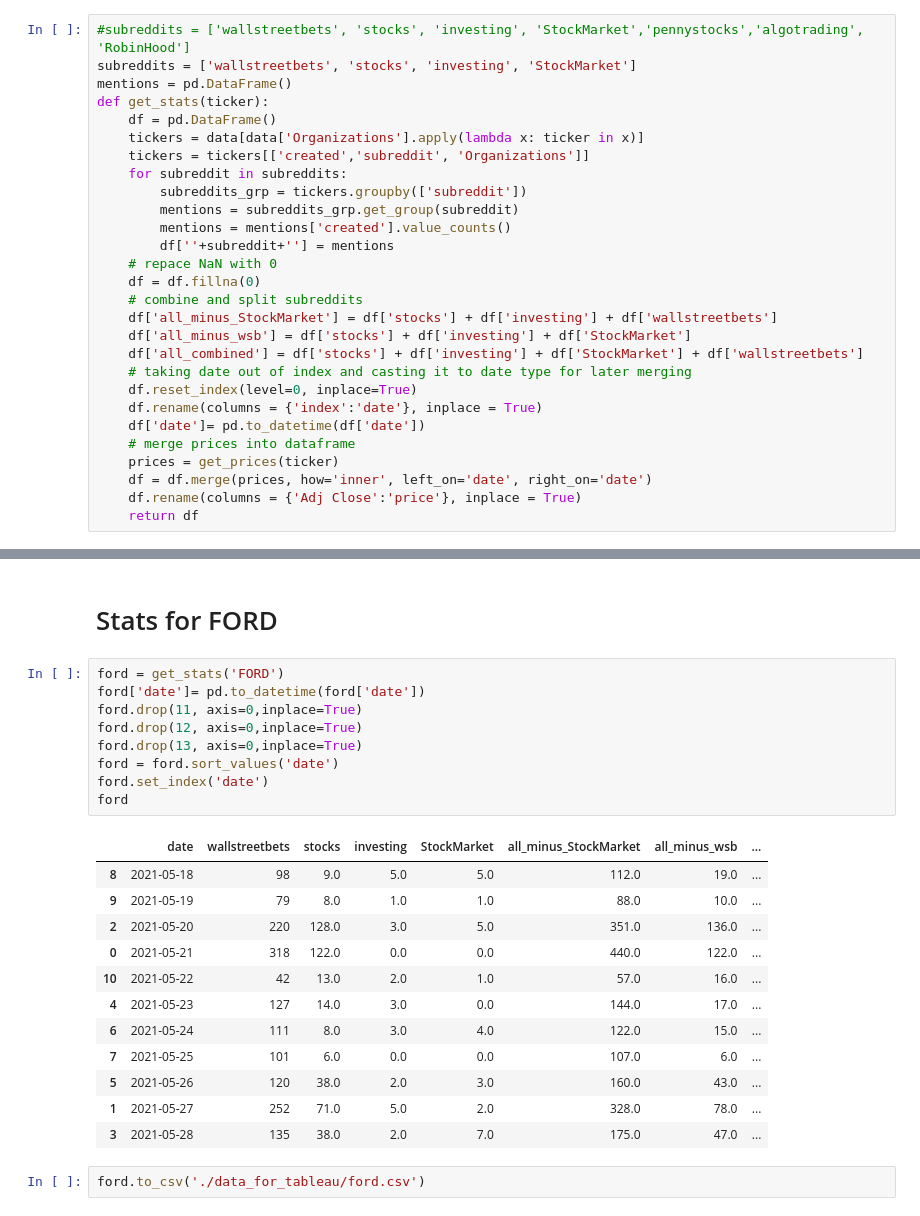
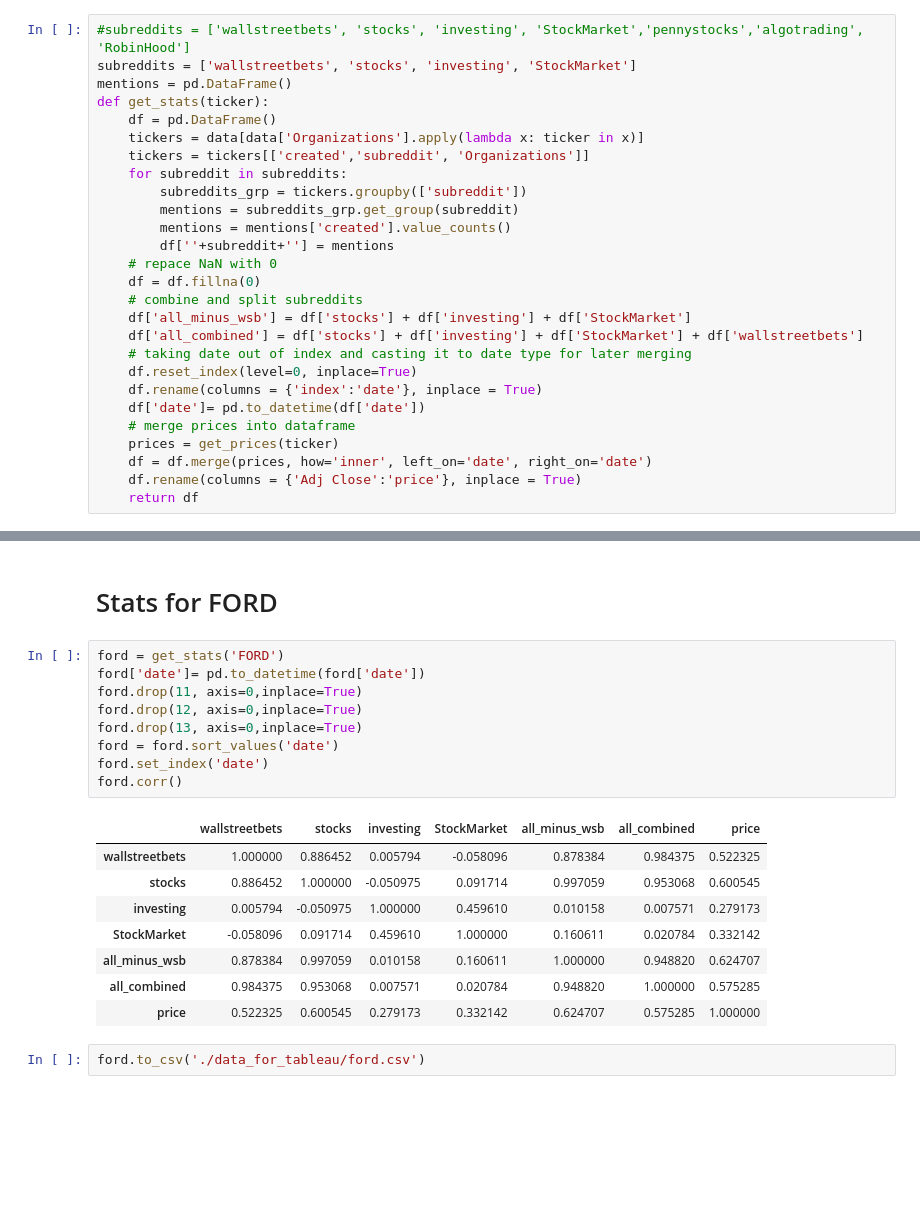
Before and after one commit to PBASOFT/Data-Science-Project, a Jupyter notebook: Data_Processing/Transform.ipynb, the cells around one changed output, grey strips where cells are left out. Drawn from its saved outputs; the diff is of its cells as text; blank space fills up the shorter version.

```diff
--- a/Data_Processing/Transform.ipynb
+++ b/Data_Processing/Transform.ipynb
@@ -29,7 +29,6 @@ def get_stats(ticker):
     # repace NaN with 0
     df = df.fillna(0)
     # combine and split subreddits
-    df['all_minus_StockMarket'] = df['stocks'] + df['investing'] + df['wallstreetbets']
     df['all_minus_wsb'] = df['stocks'] + df['investing'] + df['StockMarket']
     df['all_combined'] = df['stocks'] + df['investing'] + df['StockMarket'] + df['wallstreetbets']
     # taking date out of index and casting it to date type for later merging
@@ -143,25 +157,21 @@ aapl.to_csv('./data_for_tableau/aapl.csv')
 # %%
 ford = get_stats('FORD')
 ford['date']= pd.to_datetime(ford['date'])
 ford.drop(11, axis=0,inplace=True)
 ford.drop(12, axis=0,inplace=True)
 ford.drop(13, axis=0,inplace=True)
 ford = ford.sort_values('date')
 ford.set_index('date')
-ford
+ford.corr()
 # %% [output]
-|  | date | wallstreetbets | stocks | investing | StockMarket | all_minus_StockMarket | all_minus_wsb | ... |
-| 8 | 2021-05-18 | 98 | 9.0 | 5.0 | 5.0 | 112.0 | 19.0 | ... |
-| 9 | 2021-05-19 | 79 | 8.0 | 1.0 | 1.0 | 88.0 | 10.0 | ... |
-| 2 | 2021-05-20 | 220 | 128.0 | 3.0 | 5.0 | 351.0 | 136.0 | ... |
-| 0 | 2021-05-21 | 318 | 122.0 | 0.0 | 0.0 | 440.0 | 122.0 | ... |
-| 10 | 2021-05-22 | 42 | 13.0 | 2.0 | 1.0 | 57.0 | 16.0 | ... |
-| 4 | 2021-05-23 | 127 | 14.0 | 3.0 | 0.0 | 144.0 | 17.0 | ... |
-| 6 | 2021-05-24 | 111 | 8.0 | 3.0 | 4.0 | 122.0 | 15.0 | ... |
-| 7 | 2021-05-25 | 101 | 6.0 | 0.0 | 0.0 | 107.0 | 6.0 | ... |
-| 5 | 2021-05-26 | 120 | 38.0 | 2.0 | 3.0 | 160.0 | 43.0 | ... |
-| 1 | 2021-05-27 | 252 | 71.0 | 5.0 | 2.0 | 328.0 | 78.0 | ... |
-| 3 | 2021-05-28 | 135 | 38.0 | 2.0 | 7.0 | 175.0 | 47.0 | ... |
+|  | wallstreetbets | stocks | investing | StockMarket | all_minus_wsb | all_combined | price |
+| wallstreetbets | 1.000000 | 0.886452 | 0.005794 | -0.058096 | 0.878384 | 0.984375 | 0.522325 |
+| stocks | 0.886452 | 1.000000 | -0.050975 | 0.091714 | 0.997059 | 0.953068 | 0.600545 |
+| investing | 0.005794 | -0.050975 | 1.000000 | 0.459610 | 0.010158 | 0.007571 | 0.279173 |
+| StockMarket | -0.058096 | 0.091714 | 0.459610 | 1.000000 | 0.160611 | 0.020784 | 0.332142 |
+| all_minus_wsb | 0.878384 | 0.997059 | 0.010158 | 0.160611 | 1.000000 | 0.948820 | 0.624707 |
+| all_combined | 0.984375 | 0.953068 | 0.007571 | 0.020784 | 0.948820 | 1.000000 | 0.575285 |
+| price | 0.522325 | 0.600545 | 0.279173 | 0.332142 | 0.624707 | 0.575285 | 1.000000 |
 # %%
 ford.to_csv('./data_for_tableau/ford.csv')
 # %% [markdown]
```
Also changed, not shown: parts of 4 cells of this notebook, 10 other files.
